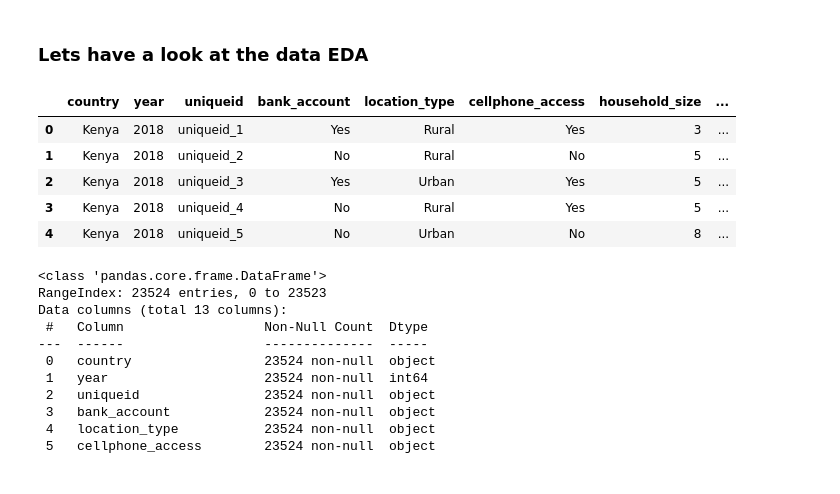
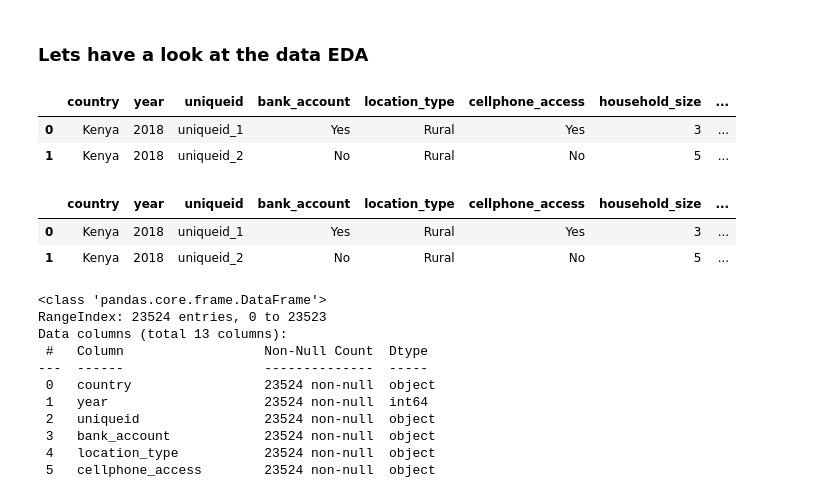
Before and after one commit to Barakamtana/Financial-inclusion-in-africa, a Jupyter notebook: fInancial_inclusion.ipynb, the cells around one changed output. Saved outputs shown, nothing was run; the diff lists cells and outputs as text; code cells hidden in the pictures.

```diff
--- a/fInancial_inclusion.ipynb
+++ b/fInancial_inclusion.ipynb
@@ -52,14 +48,17 @@ VariableDefinitions
 # %% [markdown]
 ### Lets have a look at the data EDA
 # %%
-train_df.head()
+train_df.head(2)
 # %% [output]
 |  | country | year | uniqueid | bank_account | location_type | cellphone_access | household_size | ... |
 | 0 | Kenya | 2018 | uniqueid_1 | Yes | Rural | Yes | 3 | ... |
 | 1 | Kenya | 2018 | uniqueid_2 | No | Rural | No | 5 | ... |
-| 2 | Kenya | 2018 | uniqueid_3 | Yes | Urban | Yes | 5 | ... |
-| 3 | Kenya | 2018 | uniqueid_4 | No | Rural | Yes | 5 | ... |
-| 4 | Kenya | 2018 | uniqueid_5 | No | Urban | No | 8 | ... |
+# %%
+test_df.head(2)
+# %% [output]
+|  | country | year | uniqueid | bank_account | location_type | cellphone_access | household_size | ... |
+| 0 | Kenya | 2018 | uniqueid_1 | Yes | Rural | Yes | 3 | ... |
+| 1 | Kenya | 2018 | uniqueid_2 | No | Rural | No | 5 | ... |
 # %%
 train_df.info()
 # %% [output]
```
Also changed, not shown: parts of 10 cells of this notebook, 5 other files.
